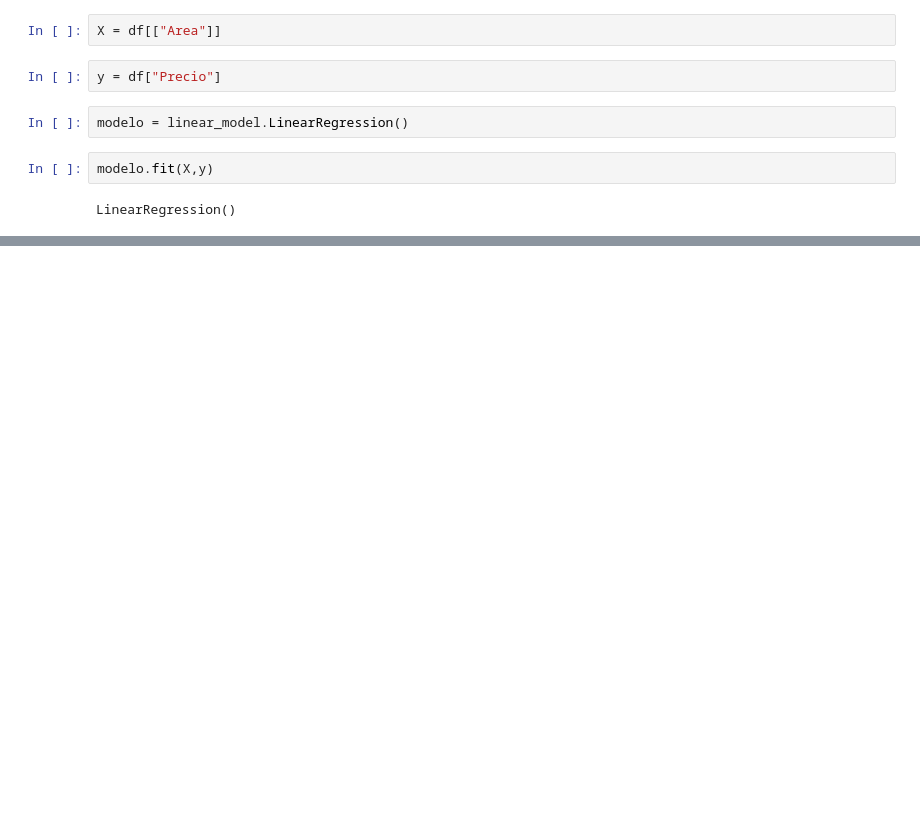
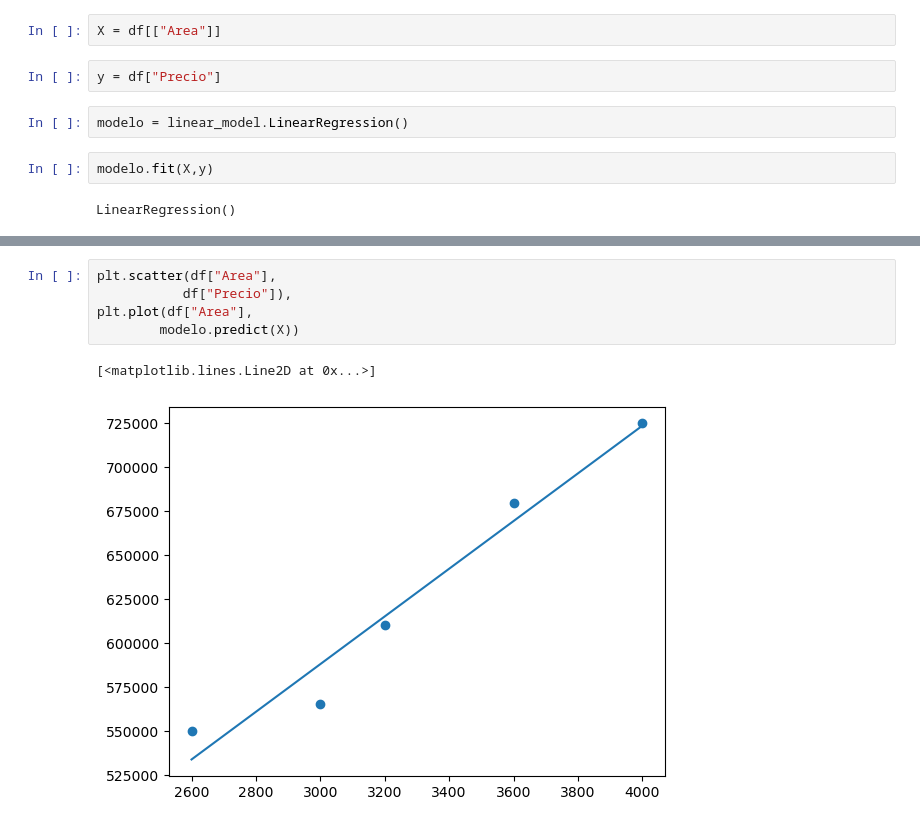
Before and after one commit to Leonel58/MACHINE_LEARNING_PYTHON, a Jupyter notebook: APRENDIZAJE SUPERVISADO/REGRESION LINEAL SIMPLE.ipynb, the cells around one changed output, grey strips where cells are left out. Saved outputs shown, nothing was run; the diff lists cells and outputs as text; blank space fills up the shorter version.

```diff
--- a/APRENDIZAJE SUPERVISADO/REGRESION LINEAL SIMPLE.ipynb
+++ b/APRENDIZAJE SUPERVISADO/REGRESION LINEAL SIMPLE.ipynb
@@ -26,0 +37,8 @@ LinearRegression()
+# %%
+plt.scatter(df["Area"],
+           df["Precio"]),
+plt.plot(df["Area"],
+        modelo.predict(X))
+# %% [output]
+[<matplotlib.lines.Line2D at 0x...>]
+[figure, added]
```
Also changed, not shown: parts of 4 cells of this notebook.
